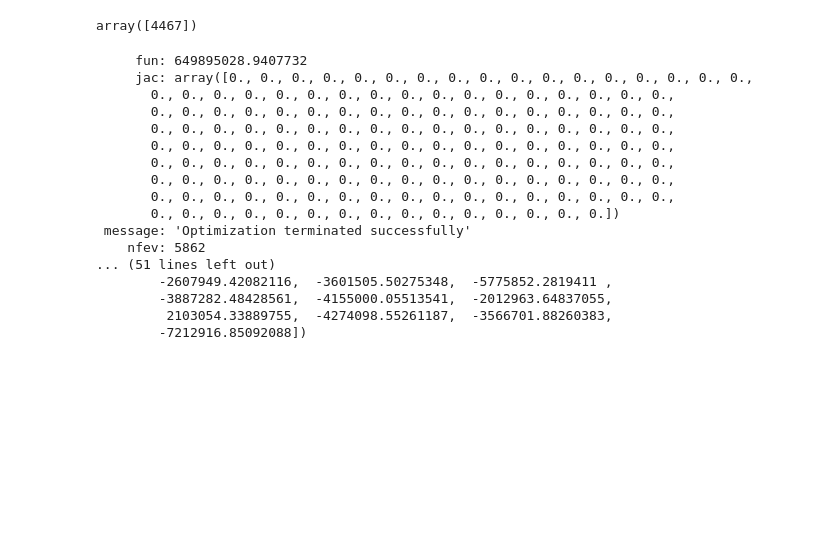
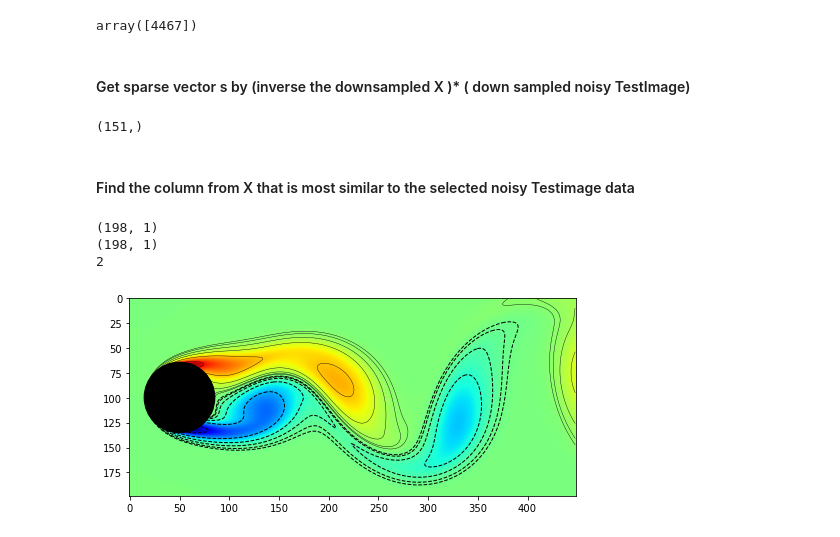
Before and after one commit to jaekimuh/PatternRec_Kim, a Jupyter notebook: HW_3.6.ipynb, the cells around one changed output. Saved outputs shown, nothing was run; the diff lists cells and outputs as text; code cells hidden in the pictures; blank space fills up the shorter version.

```diff
--- a/HW_3.6.ipynb
+++ b/HW_3.6.ipynb
@@ -154,6 +154,8 @@ def L1_norm(x):
     return np.linalg.norm(x,ord=1)
 
 from scipy.optimize import minimize
+# %% [markdown]
+#### Get sparse vector s by (inverse the downsampled X )* ( down sampled noisy TestImage)
 # %%
 
 eps = 10
@@ -162,23 +164,7 @@ constr = ({'type': 'ineq', 'fun': lambda x:  eps - np.linalg.norm(Theta @ x - Te
 
 x0 = np.linalg.pinv(Theta) @ T
 res = minimize(L1_norm, x0, method = 'SLSQP', constraints = constr)
-print(res)
 s = res.x
+print(s.shape)
 # %% [output]
-     fun: 649895028.9407732
-     jac: array([0., 0., 0., 0., 0., 0., 0., 0., 0., 0., 0., 0., 0., 0., 0., 0., 0.,
-       0., 0., 0., 0., 0., 0., 0., 0., 0., 0., 0., 0., 0., 0., 0., 0., 0.,
-       0., 0., 0., 0., 0., 0., 0., 0., 0., 0., 0., 0., 0., 0., 0., 0., 0.,
-       0., 0., 0., 0., 0., 0., 0., 0., 0., 0., 0., 0., 0., 0., 0., 0., 0.,
-       0., 0., 0., 0., 0., 0., 0., 0., 0., 0., 0., 0., 0., 0., 0., 0., 0.,
-       0., 0., 0., 0., 0., 0., 0., 0., 0., 0., 0., 0., 0., 0., 0., 0., 0.,
-       0., 0., 0., 0., 0., 0., 0., 0., 0., 0., 0., 0., 0., 0., 0., 0., 0.,
-       0., 0., 0., 0., 0., 0., 0., 0., 0., 0., 0., 0., 0., 0., 0., 0., 0.,
-       0., 0., 0., 0., 0., 0., 0., 0., 0., 0., 0., 0., 0., 0., 0.])
- message: 'Optimization terminated successfully'
-    nfev: 5862
-... (51 lines left out)
-        -2607949.42082116,  -3601505.50275348,  -5775852.2819411 ,
-        -3887282.48428561,  -4155000.05513541,  -2012963.64837055,
-         2103054.33889755,  -4274098.55261187,  -3566701.88260383,
-        -7212916.85092088])
+(151,)
@@ -188,0 +171,17 @@ np.reshape(Theta*(s/np.linalg.norm(Theta[:,k]))
+# %% [markdown]
+#### Find the column from X that is most similar to the selected noisy Testimage data
+# %%
+err = np.zeros(151)
+for k in range(151):
+    L = range(k, (k+1))
+    print(Theta[:,L].shape)
+    err[k] = np.linalg.norm(noisyImage - X[:,L] @ (s[L]/normTheta[L]))/np.linalg.norm(noisyImage)
+Err = err.tolist()
+Index = Err.index(min(Err))
+print(Index)
+plotFlow(X[:, Index])
+# %% [output]
+(198, 1)
+(198, 1)
+2
+[figure, added]
```
Also changed, not shown: parts of 1 cell of this notebook.
